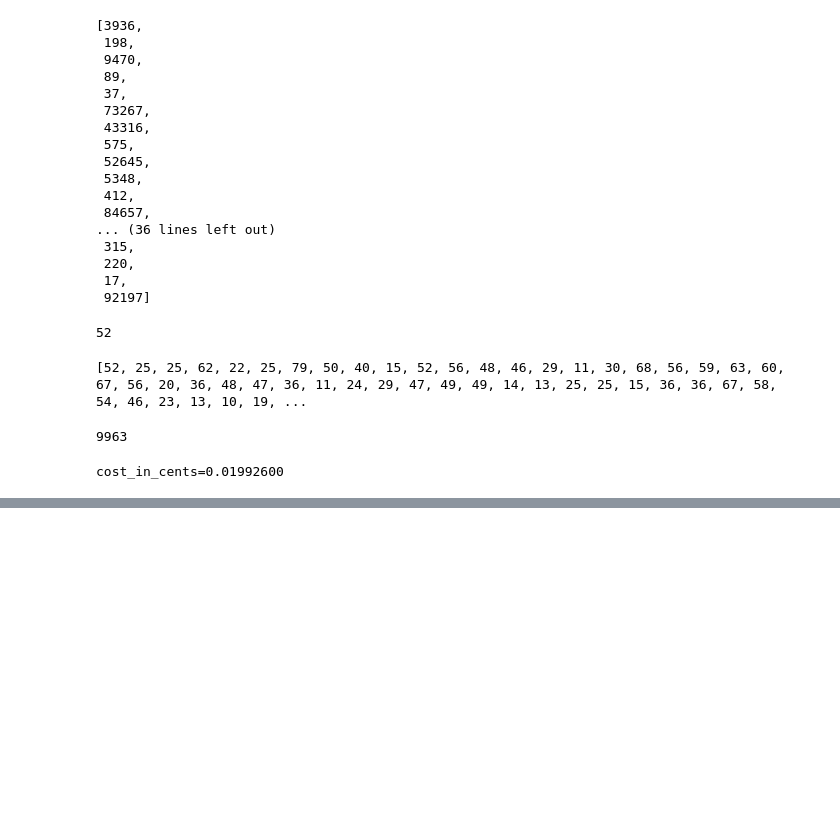
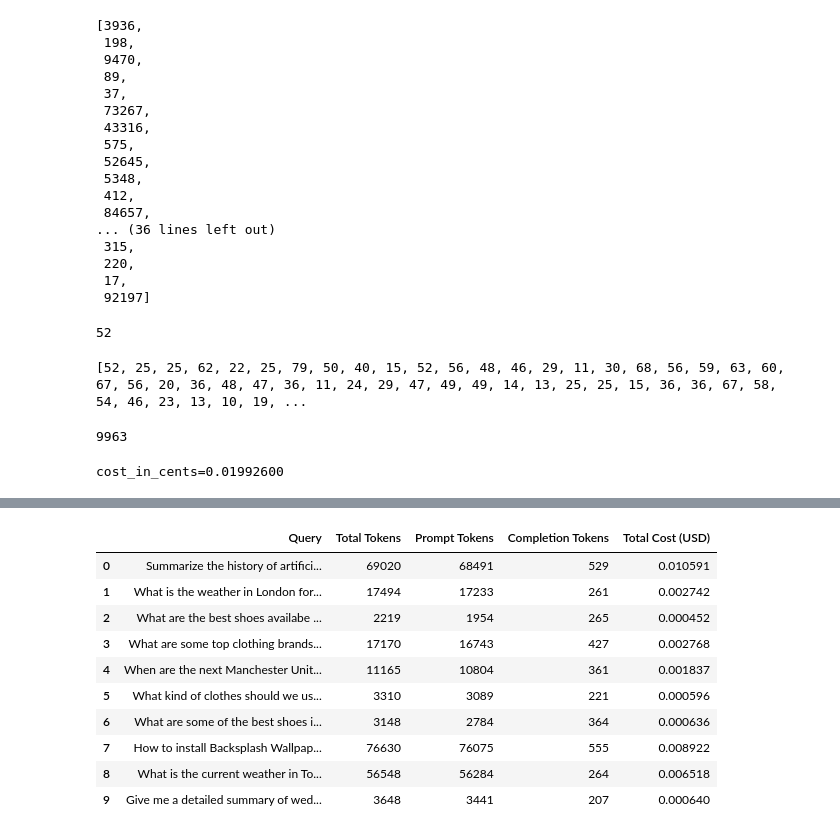
Before and after one commit to ericmelz/review-genie, a Jupyter notebook: notebooks/Week 3.ipynb, the cells around one changed output, grey strips where cells are left out. Saved outputs shown, nothing was run; the diff lists cells and outputs as text; code cells hidden in the pictures; blank space fills up the shorter version.

```diff
--- a/notebooks/Week 3.ipynb
+++ b/notebooks/Week 3.ipynb
@@ -387,0 +404,8 @@ cost_in_cents=0.01992600
+# %%
+with get_openai_callback() as cb:
+    agent_executor.agent.stream_runnable = False
+    response = agent_executor.invoke({"input": "How to install Backsplash wallpaper?  Also find some brands on Amazon"})
+    print(f"Total Tokens: {cb.total_tokens}")
+    print(f"Prompt Tokens: {cb.prompt_tokens}")
+    print(f"Completion Tokens: {cb.completion_tokens}")
+    print(f"Total Cost (USD): ${cb.total_cost}")
@@ -387,0 +453,35 @@ cost_in_cents=0.01992600
+# %%
+# List of search queries
+queries = [
+    "Summarize the history of artificial intelligence",
+    "What is the weather in London for next week? ",
+    "What are the best shoes availabe in Amazon?",
+    "What are some top clothing brands in Amazon?",
+    "When are the next Manchester United matches scheduled?",
+    "What kind of clothes should we use for travel in Switzerland next week? Check for some brands in amazon",
+    "What are some of the best shoes in Amazon",
+    "How to install Backsplash Wallpaper? Also find some brands on Amazon",
+    "What is the current weather in Toronto?",
+    "Give me a detailed summary of wedding dresses that I can buy in Amazon"
+       ]
+
+# Initialize an empty list to store results
+results = []
+
+# Run the queries and capture token usage
+for query in queries:
+    with get_openai_callback() as cb:
+        agent_executor.agent.stream_runnable = False
+        response = agent_executor.invoke({"input": query})
+
+        # Store results in a dictionary
+        results.append({
+            "Query": query,
+            "Total Tokens": cb.total_tokens,
+            "Prompt Tokens": cb.prompt_tokens,
+            "Completion Tokens": cb.completion_tokens,
+            "Total Cost (USD)": cb.total_cost
+        })
+
+# Convert results into a DataFrame
+df_tokens = pd.DataFrame(results)
@@ -387,0 +506,14 @@ cost_in_cents=0.01992600
+# %%
+df_tokens
+# %% [output]
+|  | Query | Total Tokens | Prompt Tokens | Completion Tokens | Total Cost (USD) |
+| 0 | Summarize the history of artifici... | 69020 | 68491 | 529 | 0.010591 |
+| 1 | What is the weather in London for... | 17494 | 17233 | 261 | 0.002742 |
+| 2 | What are the best shoes availabe ... | 2219 | 1954 | 265 | 0.000452 |
+| 3 | What are some top clothing brands... | 17170 | 16743 | 427 | 0.002768 |
+| 4 | When are the next Manchester Unit... | 11165 | 10804 | 361 | 0.001837 |
+| 5 | What kind of clothes should we us... | 3310 | 3089 | 221 | 0.000596 |
+| 6 | What are some of the best shoes i... | 3148 | 2784 | 364 | 0.000636 |
+| 7 | How to install Backsplash Wallpap... | 76630 | 76075 | 555 | 0.008922 |
+| 8 | What is the current weather in To... | 56548 | 56284 | 264 | 0.006518 |
+| 9 | Give me a detailed summary of wed... | 3648 | 3441 | 207 | 0.000640 |
```
Also changed, not shown: parts of 25 cells of this notebook.
